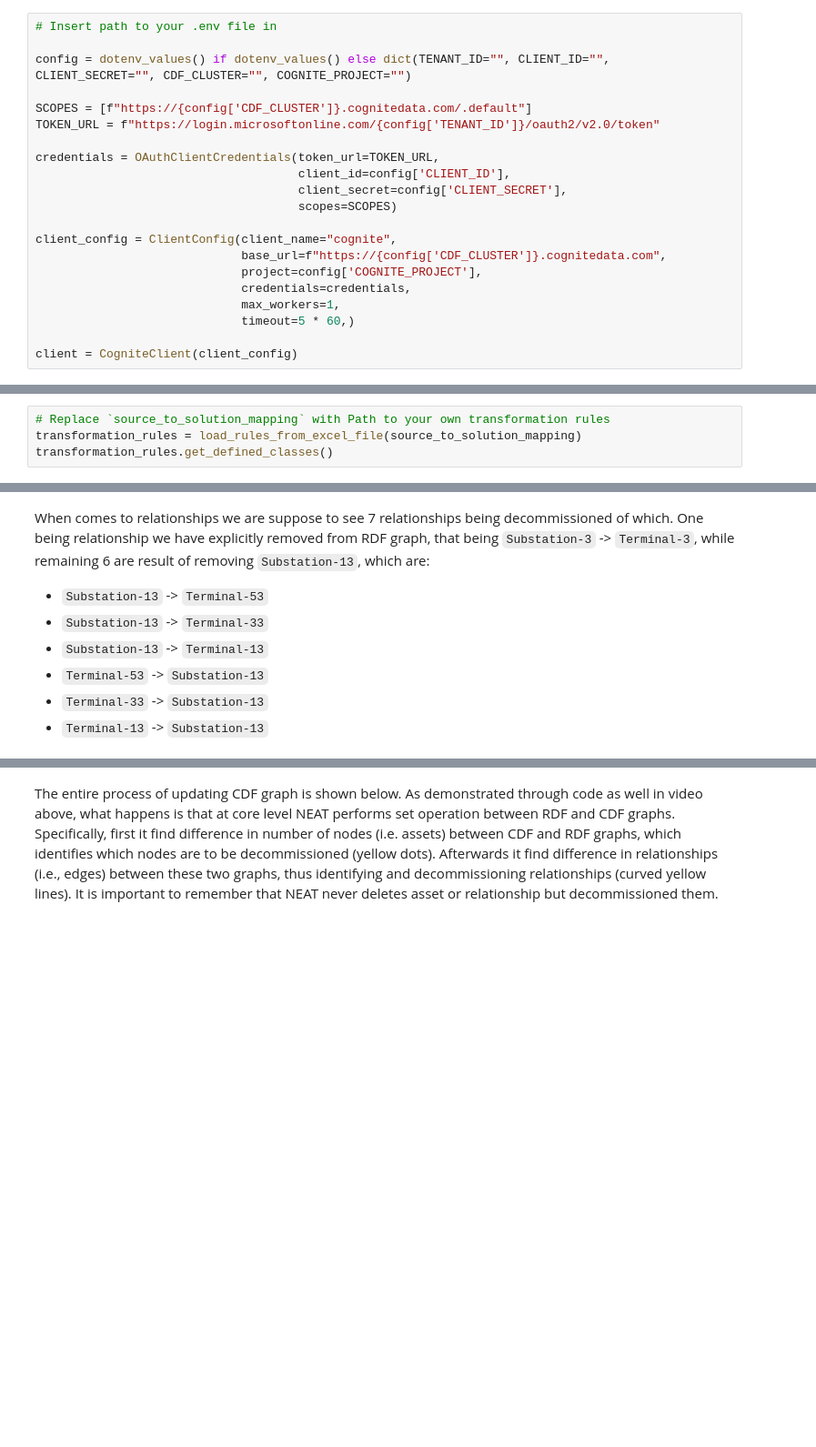
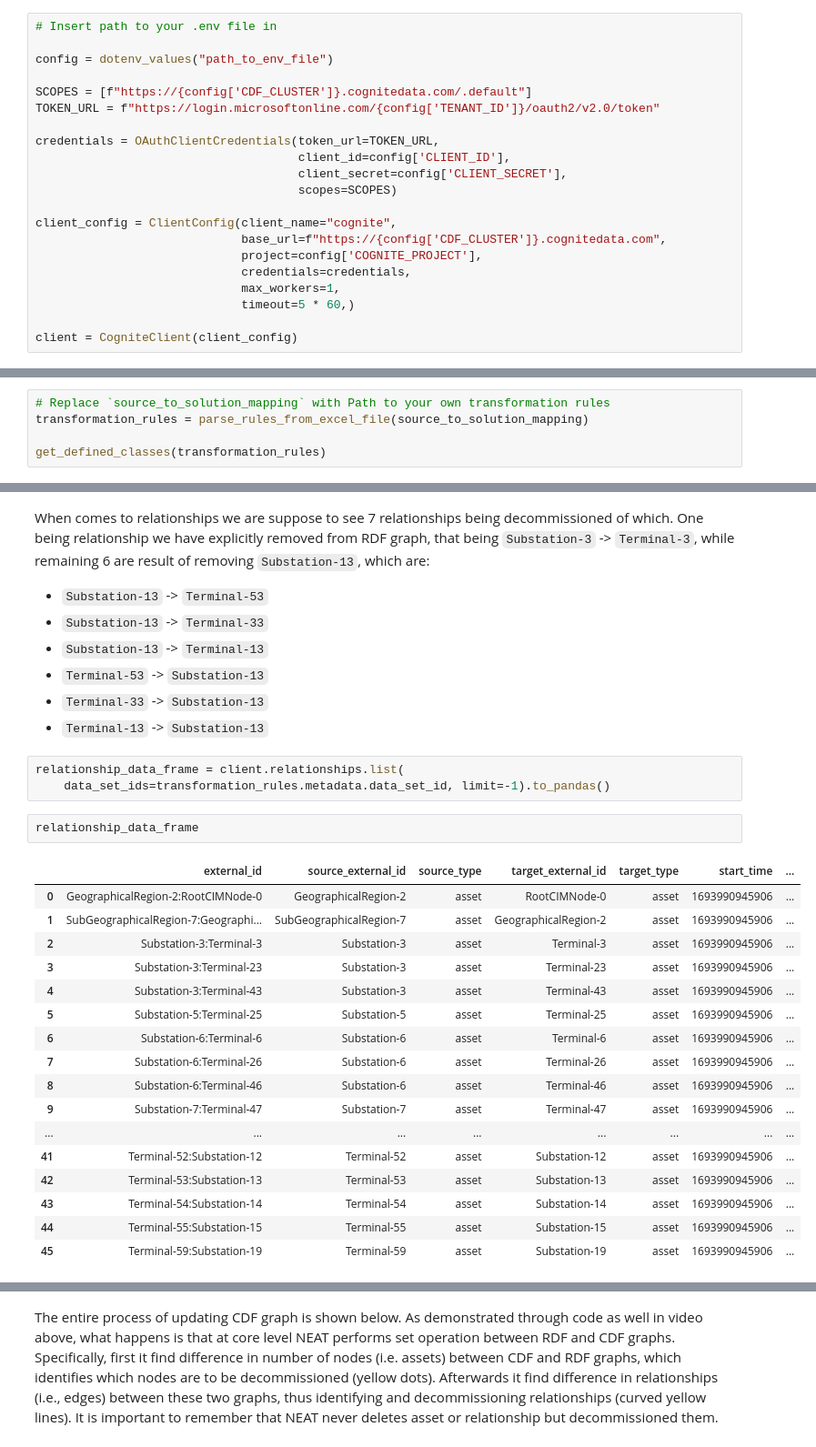
Before and after one commit to cognitedata/neat, a Jupyter notebook: docs/tutorial/notebooks/part-3-knowledge-graph-to-asset-hierarchy.ipynb, the cells around one changed output, grey strips where cells are left out. Shown: that part at 91% size. Cells and saved outputs as stored; diff of their text form; blank space fills up the shorter version.

```diff
--- a/docs/tutorial/notebooks/part-3-knowledge-graph-to-asset-hierarchy.ipynb
+++ b/docs/tutorial/notebooks/part-3-knowledge-graph-to-asset-hierarchy.ipynb
@@ -79,7 +80,7 @@ from dotenv import dotenv_values
 # %%
 # Insert path to your .env file in
 
-config = dotenv_values() if dotenv_values() else dict(TENANT_ID="", CLIENT_ID="", CLIENT_SECRET="", CDF_CLUSTER="", COGNITE_PROJECT="")
+config = dotenv_values("path_to_env_file")
 
 SCOPES = [f"https://{config['CDF_CLUSTER']}.cognitedata.com/.default"]
 TOKEN_URL = f"https://login.microsoftonline.com/{config['TENANT_ID']}/oauth2/v2.0/token"
@@ -101,8 +102,9 @@ client = CogniteClient(client_config)
 Let's now load transformation rules and check which classes are defined:
 # %%
 # Replace `source_to_solution_mapping` with Path to your own transformation rules
-transformation_rules = load_rules_from_excel_file(source_to_solution_mapping)
-transformation_rules.get_defined_classes()
+transformation_rules = parse_rules_from_excel_file(source_to_solution_mapping)
+
+get_defined_classes(transformation_rules)
 # %% [output]
 {'GeographicalRegion',
  'Orphanage',
@@ -335,6 +342,29 @@ One being relationship we have explicitly removed from RDF graph, that being `Su
 - `Terminal-53` -> `Substation-13`
 - `Terminal-33` -> `Substation-13`
 - `Terminal-13` -> `Substation-13`
+# %%
+relationship_data_frame = client.relationships.list(
+    data_set_ids=transformation_rules.metadata.data_set_id, limit=-1).to_pandas()
+# %%
+relationship_data_frame
+# %% [output]
+|  | external_id | source_external_id | source_type | target_external_id | target_type | start_time | ... |
+| 0 | GeographicalRegion-2:RootCIMNode-0 | GeographicalRegion-2 | asset | RootCIMNode-0 | asset | 1693990945906 | ... |
+| 1 | SubGeographicalRegion-7:Geographi... | SubGeographicalRegion-7 | asset | GeographicalRegion-2 | asset | 1693990945906 | ... |
+| 2 | Substation-3:Terminal-3 | Substation-3 | asset | Terminal-3 | asset | 1693990945906 | ... |
+| 3 | Substation-3:Terminal-23 | Substation-3 | asset | Terminal-23 | asset | 1693990945906 | ... |
+| 4 | Substation-3:Terminal-43 | Substation-3 | asset | Terminal-43 | asset | 1693990945906 | ... |
+| 5 | Substation-5:Terminal-25 | Substation-5 | asset | Terminal-25 | asset | 1693990945906 | ... |
+| 6 | Substation-6:Terminal-6 | Substation-6 | asset | Terminal-6 | asset | 1693990945906 | ... |
+| 7 | Substation-6:Terminal-26 | Substation-6 | asset | Terminal-26 | asset | 1693990945906 | ... |
+| 8 | Substation-6:Terminal-46 | Substation-6 | asset | Terminal-46 | asset | 1693990945906 | ... |
+| 9 | Substation-7:Terminal-47 | Substation-7 | asset | Terminal-47 | asset | 1693990945906 | ... |
+| ... | ... | ... | ... | ... | ... | ... | ... |
+| 41 | Terminal-52:Substation-12 | Terminal-52 | asset | Substation-12 | asset | 1693990945906 | ... |
+| 42 | Terminal-53:Substation-13 | Terminal-53 | asset | Substation-13 | asset | 1693990945906 | ... |
+| 43 | Terminal-54:Substation-14 | Terminal-54 | asset | Substation-14 | asset | 1693990945906 | ... |
+| 44 | Terminal-55:Substation-15 | Terminal-55 | asset | Substation-15 | asset | 1693990945906 | ... |
+| 45 | Terminal-59:Substation-19 | Terminal-59 | asset | Substation-19 | asset | 1693990945906 | ... |
 # %%
 candidate_relationships = rdf2relationships(graph_store, transformation_rules)
 
```
Also changed, not shown: parts of 11 cells of this notebook, 1 other file.
